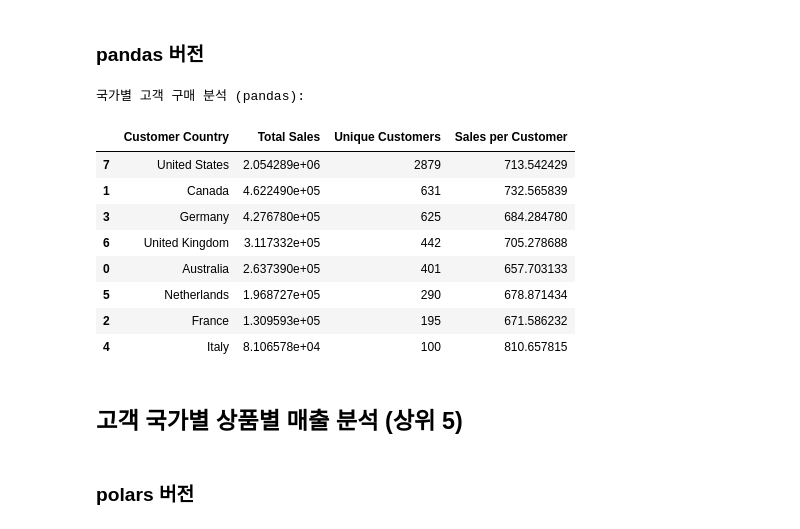
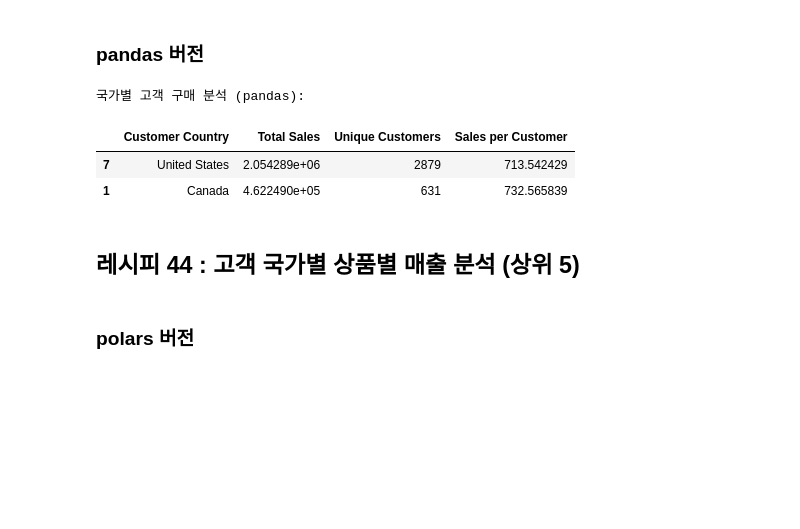
Before and after one commit to dschloe/polars_recipes, a Jupyter notebook: ch08_data_transformation.ipynb, the cells around one changed output. Drawn from its saved outputs; the diff is of its cells as text; code cells hidden in the pictures; blank space fills up the shorter version.

```diff
--- a/ch08_data_transformation.ipynb
+++ b/ch08_data_transformation.ipynb
@@ -410,34 +430,28 @@ shape: (8, 4)
 # %%
 # 고객 국가별 구매 패턴 - pandas 버전
 country_analysis_pandas = contoso_sales_pandas.groupby('Customer Country').agg({
     'Net Price': 'sum',
     'Customer Name': pd.Series.nunique
 }).reset_index()
 
 # Sales per Customer 계산
 country_analysis_pandas['Sales per Customer'] = country_analysis_pandas['Net Price'] / country_analysis_pandas['Customer Name']
 
 # 컬럼명 재설정
 country_analysis_pandas.columns = ['Customer Country', 'Total Sales', 'Unique Customers', 'Sales per Customer']
 
 # 매출 기준 내림차순 정렬
 country_analysis_pandas = country_analysis_pandas.sort_values('Total Sales', ascending=False)
 
 print("\n국가별 고객 구매 분석 (pandas):")
-country_analysis_pandas
+country_analysis_pandas.head(2)
 # %% [output]
 국가별 고객 구매 분석 (pandas):
 |  | Customer Country | Total Sales | Unique Customers | Sales per Customer |
 | 7 | United States | 2.054289e+06 | 2879 | 713.542429 |
 | 1 | Canada | 4.622490e+05 | 631 | 732.565839 |
-| 3 | Germany | 4.276780e+05 | 625 | 684.284780 |
-| 6 | United Kingdom | 3.117332e+05 | 442 | 705.278688 |
-| 0 | Australia | 2.637390e+05 | 401 | 657.703133 |
-| 5 | Netherlands | 1.968727e+05 | 290 | 678.871434 |
-| 2 | France | 1.309593e+05 | 195 | 671.586232 |
-| 4 | Italy | 8.106578e+04 | 100 | 810.657815 |
 # %% [markdown]
-## 고객 국가별 상품별 매출 분석 (상위 5)
+## 레시피 44 : 고객 국가별 상품별 매출 분석 (상위 5)
 # %% [markdown]
 ### polars 버전
 # %%
```
Also changed, not shown: parts of 28 cells of this notebook, 3 other files.
